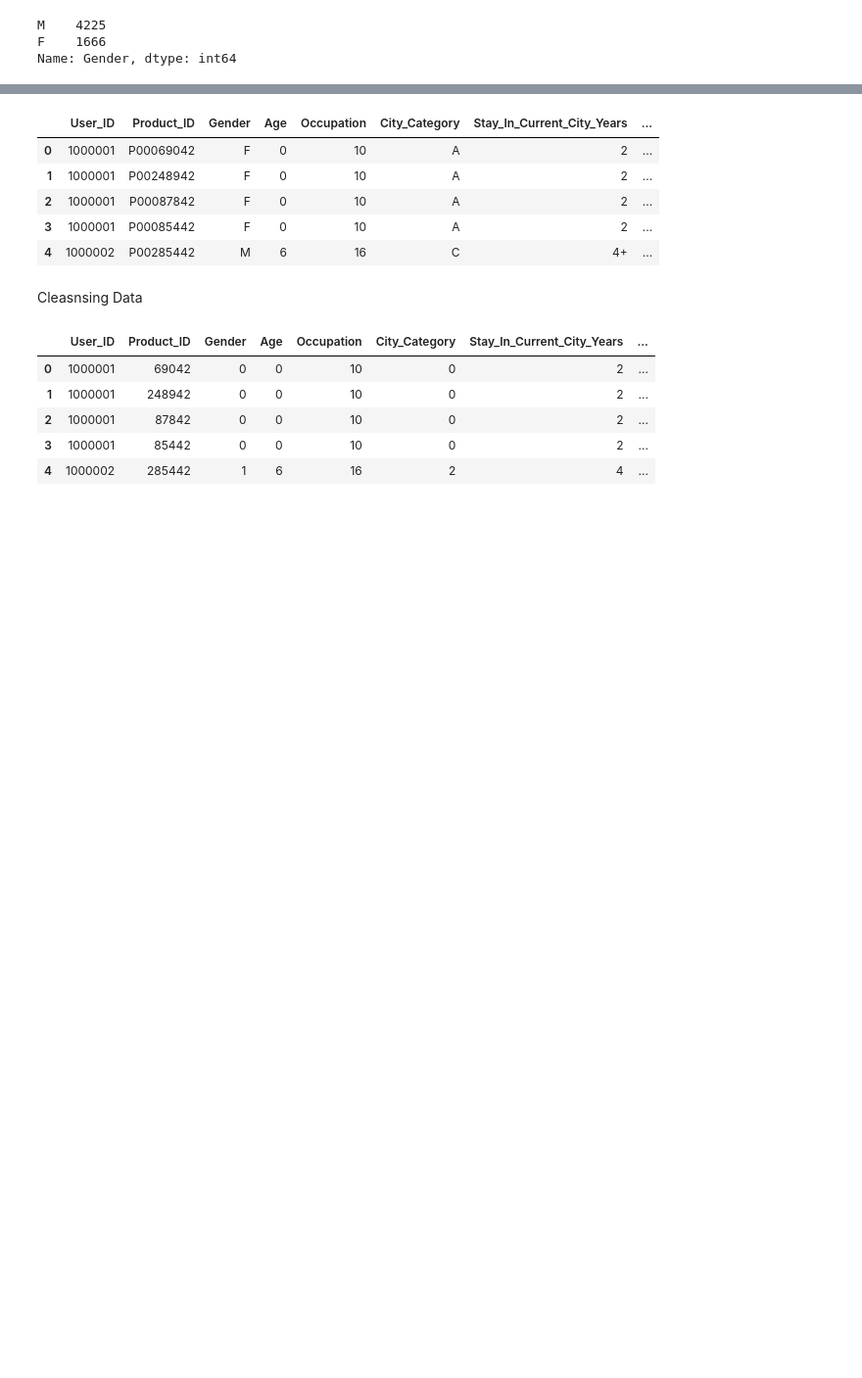
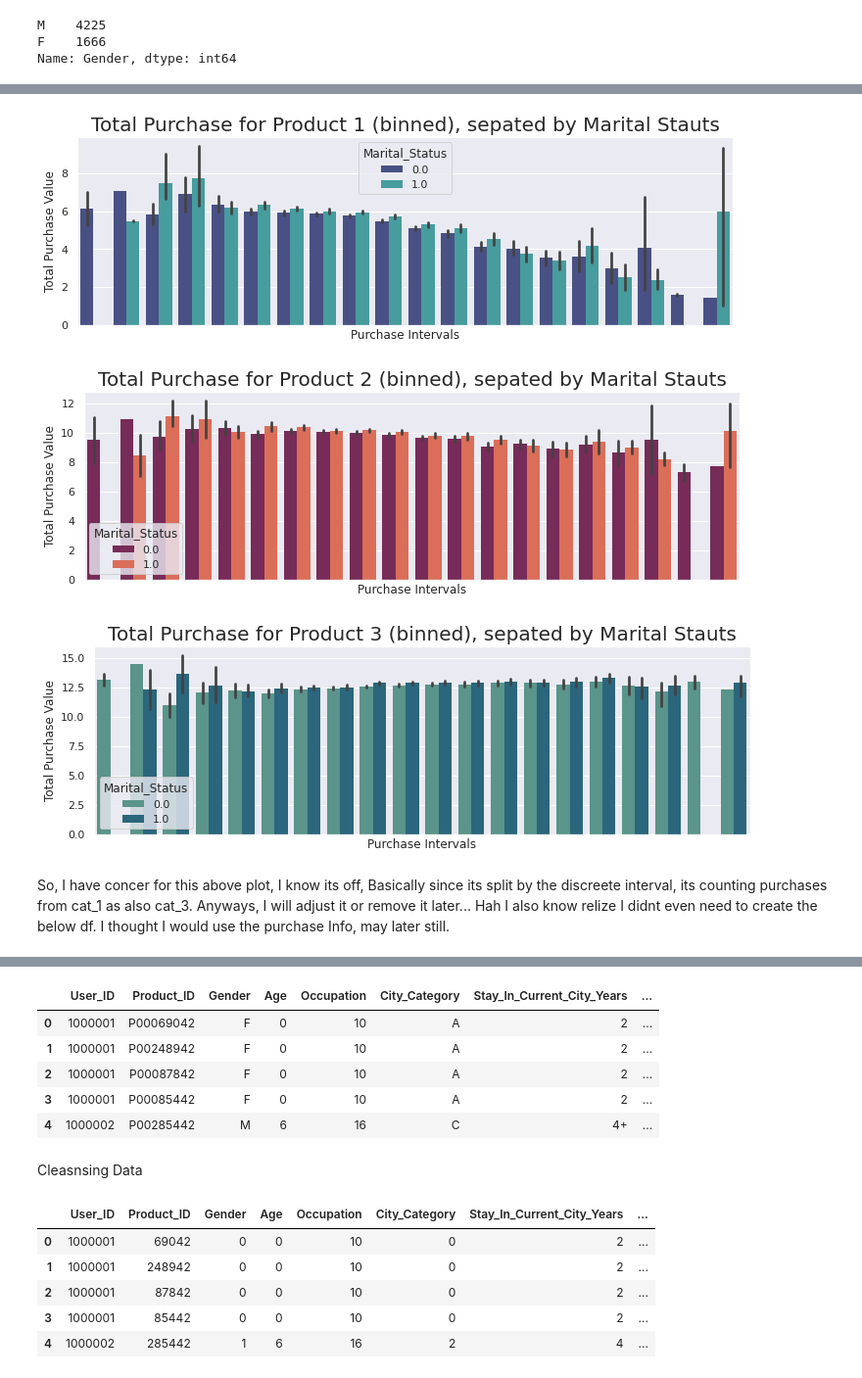
Before and after one commit to Blutronics/MultipleRegression, a Jupyter notebook: Black_Friday_Prediction.ipynb, the cells around one changed output, grey strips where cells are left out. Shown at 98% size. Drawn from its saved outputs; the diff is of its cells as text; code cells hidden in the pictures; blank space fills up the shorter version.

```diff
--- a/Black_Friday_Prediction.ipynb
+++ b/Black_Friday_Prediction.ipynb
@@ -265,0 +265,38 @@ plt.show()
+# %%
+sns.set(rc = {'figure.figsize':(12,12)})
+
+fsize = 12
+
+plt.subplot(3, 1, 1)
+ax = sns.barplot(x='discrete_intervals', y='Product_Category_1', hue='Marital_Status', data=groupDf, palette = ('mako'), edgecolor="none")
+ax.set_xlabel('Purchase Intervals',fontsize=fsize)
+ax.set_ylabel('Total Purchase Value',fontsize=fsize)
+plt.title("Total Purchase for Product 1 (binned), sepated by Marital Stauts", fontsize=20)
+# plt.xticks(rotation = 45, ha='right')
+plt.xticks([])
+plt.show()
+
+
+plt.subplot(3, 1, 2)
+ax = sns.barplot(x='discrete_intervals', y='Product_Category_2', hue='Marital_Status', data=groupDf, palette = ('rocket'), edgecolor="none")
+ax.set_xlabel('Purchase Intervals',fontsize=fsize)
+ax.set_ylabel('Total Purchase Value',fontsize=fsize)
+plt.title("Total Purchase for Product 2 (binned), sepated by Marital Stauts", fontsize=20)
+# plt.xticks(rotation = 45, ha='right')
+plt.xticks([])
+plt.show()
+
+plt.subplot(3, 1, 3)
+ax = sns.barplot(x='discrete_intervals', y='Product_Category_3', hue='Marital_Status', data=groupDf, palette = ('crest'), edgecolor="none")
+ax.set_xlabel('Purchase Intervals',fontsize=fsize)
+ax.set_ylabel('Total Purchase Value',fontsize=fsize)
+plt.title("Total Purchase for Product 3 (binned), sepated by Marital Stauts", fontsize=20)
+# plt.xticks(rotation = 45, ha='right')
+plt.xticks([])
+plt.show()
+# %% [output]
+[figure, added]
+[figure, added]
+[figure, added]
+# %% [markdown]
+So, I have concer for this above plot, I know its off, Basically since its split by the discreete interval, its counting purchases from cat_1 as also cat_3. Anyways, I will adjust it or remove it later... Hah I also know relize I didnt even need to create the below df. I thought I would use the purchase Info, may later still.
```
Also changed, not shown: parts of 17 cells of this notebook.
